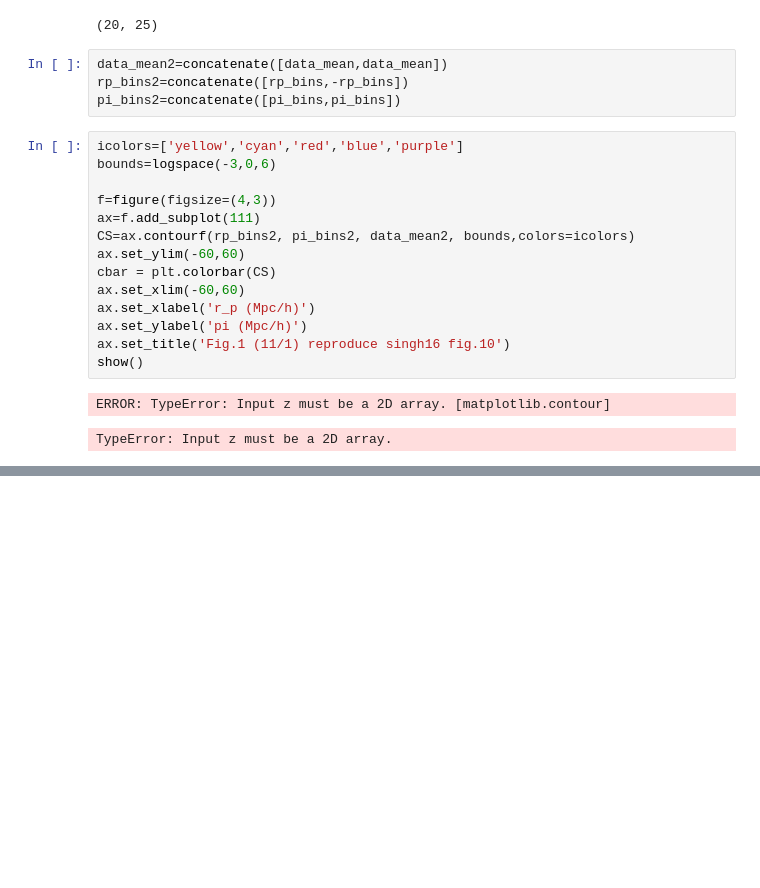
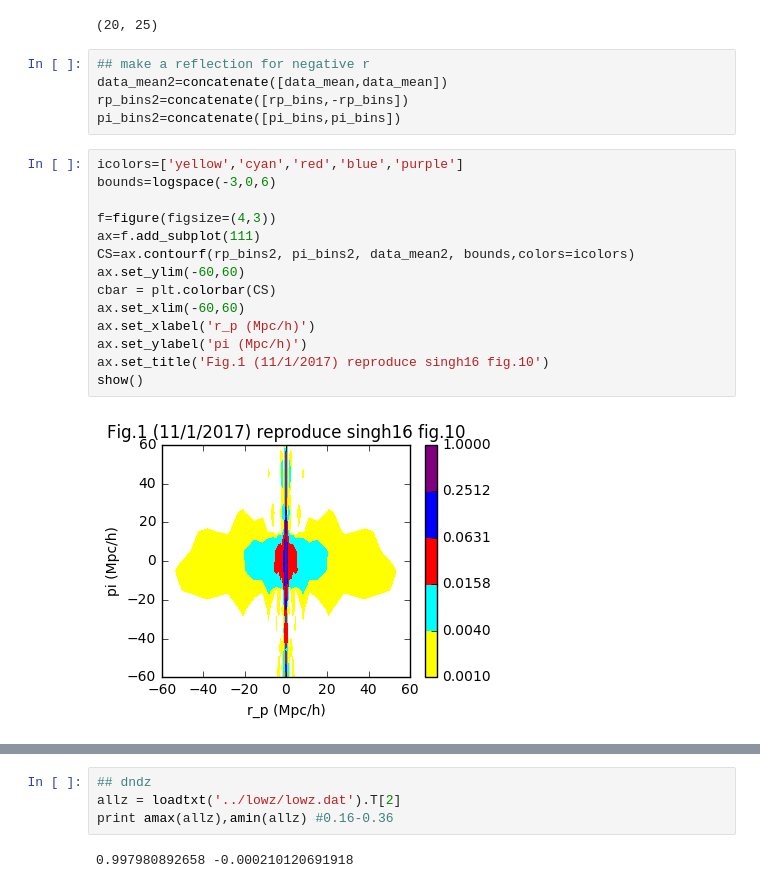
Before and after one commit to liuxx479/gplus, a Jupyter notebook: lowz.ipynb, the cells around one changed output, grey strips where cells are left out. Saved outputs shown, nothing was run; the diff lists cells and outputs as text; blank space fills up the shorter version.

```diff
--- a/lowz.ipynb
+++ b/lowz.ipynb
@@ -17,25 +19,31 @@ print data_mean2.shape,rp_bins2.shape, pi_bins2.shape
 # %% [output]
 (20, 25)
 # %%
+## make a reflection for negative r
 data_mean2=concatenate([data_mean,data_mean])
 rp_bins2=concatenate([rp_bins,-rp_bins])
 pi_bins2=concatenate([pi_bins,pi_bins])
 # %%
 icolors=['yellow','cyan','red','blue','purple']
 bounds=logspace(-3,0,6)
 
 f=figure(figsize=(4,3))
 ax=f.add_subplot(111)
 CS=ax.contourf(rp_bins2, pi_bins2, data_mean2, bounds,colors=icolors)
 ax.set_ylim(-60,60)
 cbar = plt.colorbar(CS)
 ax.set_xlim(-60,60)
 ax.set_xlabel('r_p (Mpc/h)')
 ax.set_ylabel('pi (Mpc/h)')
-ax.set_title('Fig.1 (11/1) reproduce singh16 fig.10')
+ax.set_title('Fig.1 (11/1/2017) reproduce singh16 fig.10')
 show()
 # %% [output]
-ERROR: TypeError: Input z must be a 2D array. [matplotlib.contour]
-TypeError: Input z must be a 2D array.
+[figure, added]
 # %% [markdown]
 <img src="fig10b.jpg" style="width: 400px" align="left">
+# %%
+## dndz
+allz = loadtxt('../lowz/lowz.dat').T[2]
+print amax(allz),amin(allz) #0.16-0.36
+# %% [output]
+0.997980892658 -0.000210120691918
```
Also changed, not shown: parts of 7 cells of this notebook.
